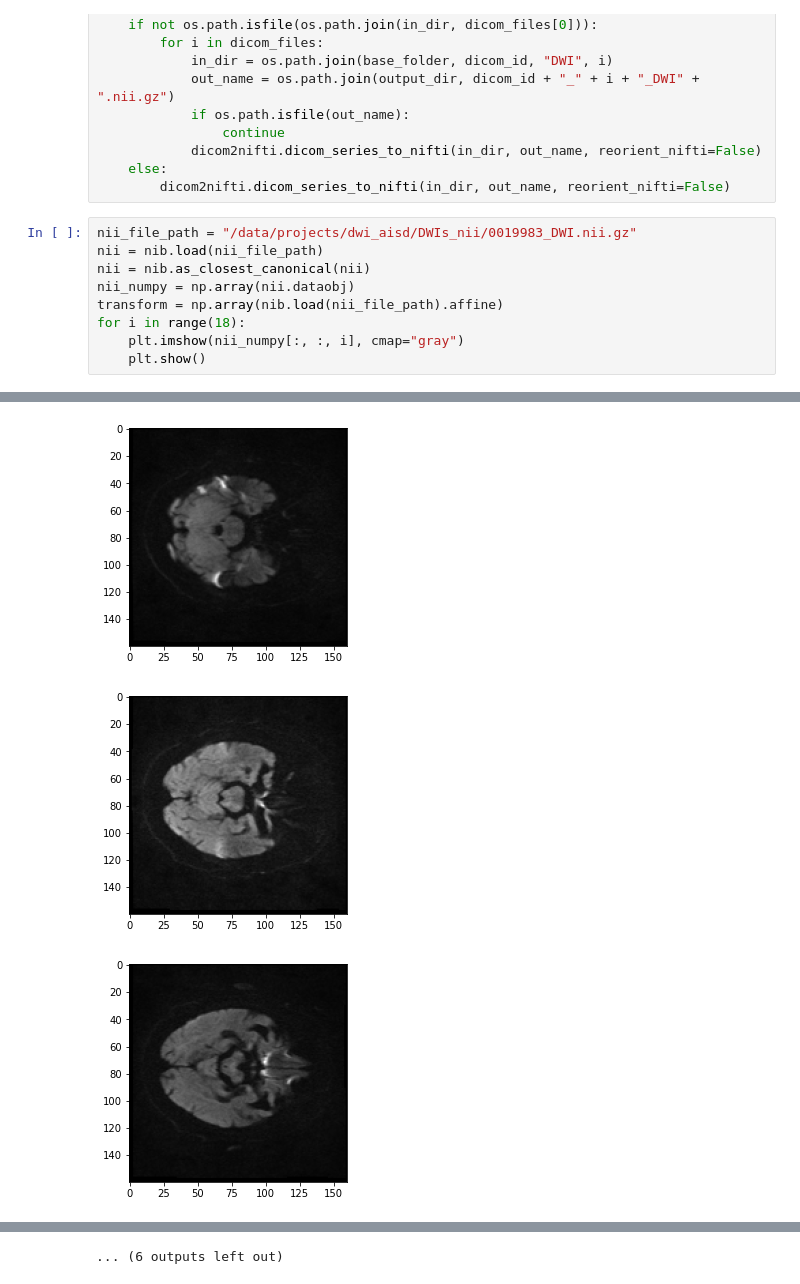
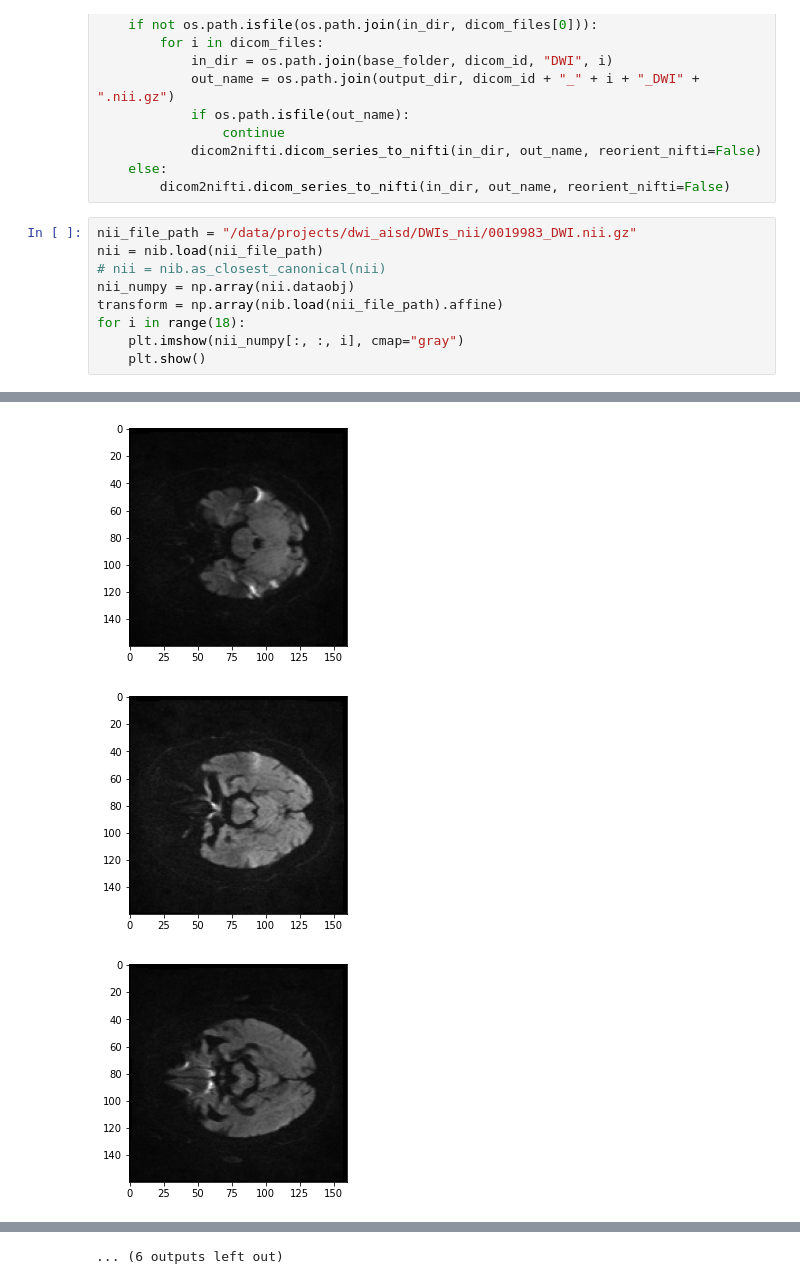
Before and after one commit to LysanderdeJong/RecSeg, a Jupyter notebook: dwi_dcom2nii.ipynb, the cells around one changed output, grey strips where cells are left out. Cells and saved outputs as stored; diff of their text form.

```diff
--- a/dwi_dcom2nii.ipynb
+++ b/dwi_dcom2nii.ipynb
@@ -38,7 +38,7 @@ for dicom_id in file_names:
 # %%
 nii_file_path = "/data/projects/dwi_aisd/DWIs_nii/0019983_DWI.nii.gz"
 nii = nib.load(nii_file_path)
-nii = nib.as_closest_canonical(nii)
+# nii = nib.as_closest_canonical(nii)
 nii_numpy = np.array(nii.dataobj)
 transform = np.array(nib.load(nii_file_path).affine)
 for i in range(18):
@@ -53,3 +53,3 @@ for i in range(18):
-[figure, old version]
+[figure, new version]
-[figure, old version]
+[figure, new version]
-[figure, old version]
+[figure, new version]
```
Also changed, not shown: parts of 11 cells of this notebook, 5 other files.
